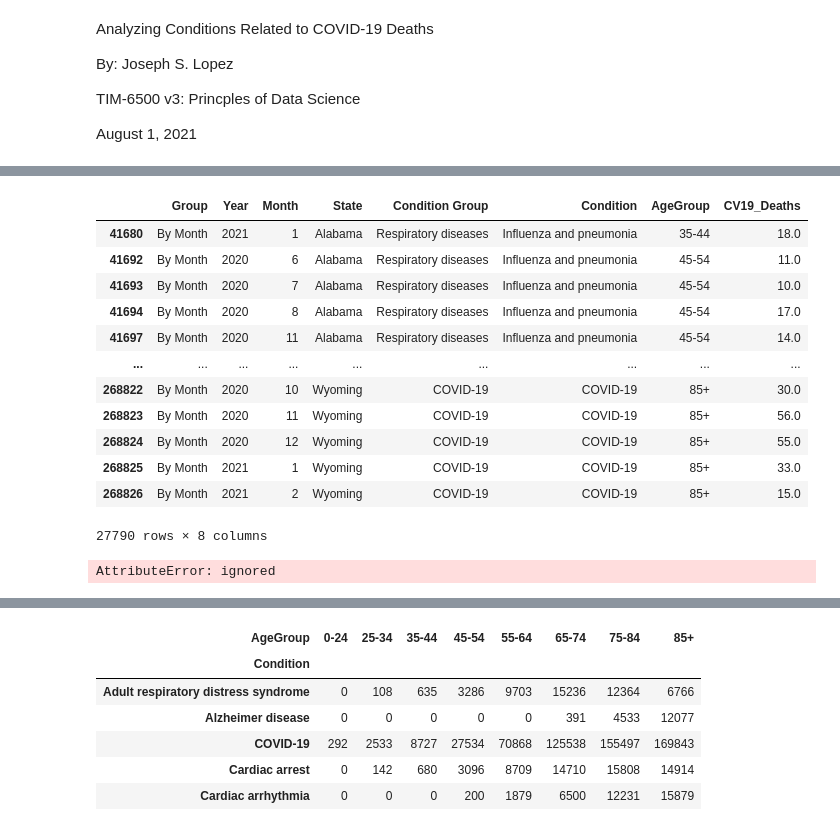
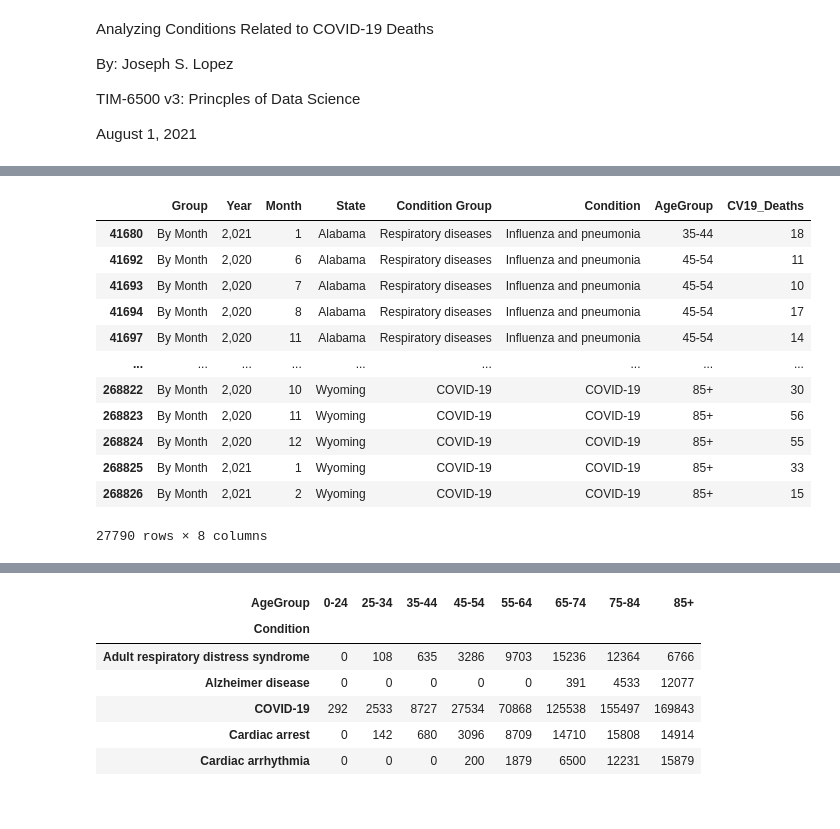
Before and after one commit to JScottLopez/github-ds, a Jupyter notebook: TIM_6500_JSLopez.ipynb, the cells around one changed output, grey strips where cells are left out. Drawn from its saved outputs; the diff is of its cells as text; code cells hidden in the pictures.

```diff
--- a/TIM_6500_JSLopez.ipynb
+++ b/TIM_6500_JSLopez.ipynb
@@ -128,42 +84,30 @@ display(df)
 # %%
+#drop non-relevant columns
+df.drop(['Data As Of', 'Start Date', 'End Date', 'Number of Mentions', 'ICD10_codes', 'Flag'], axis=1, inplace=True)
+
 #remove all non-relevant values from State column
-df1 = df[~df.State.str.contains('District of Columbia|New York City|Puerto Rico|United States', regex=True)]
+df = df[~df.State.str.contains('District of Columbia|New York City|Puerto Rico|United States', regex=True)]
 #remove all non-relevant values from AgeGroup column
-df2 = df1[~df1.AgeGroup.str.contains('Not stated|All Ages', regex=True)]
+df = df[~df.AgeGroup.str.contains('Not stated|All Ages', regex=True)]
 #remove all non-relevant values from Group column
-df3 = df2[~df2.Group.str.contains('By Year|By Total', regex=True)]
-display(df3)
+df = df[~df.Group.str.contains('By Year|By Total', regex=True)]
+
+#drop non-relevant rows
+row_index = df[df['Condition'] == 'All other conditions and causes (residual)'].index
+df.drop(row_index, inplace = True)
+
+display(df)
 # %% [output]
 |  | Group | Year | Month | State | Condition Group | Condition | AgeGroup | CV19_Deaths |
-| 41680 | By Month | 2021 | 1 | Alabama | Respiratory diseases | Influenza and pneumonia | 35-44 | 18.0 |
-| 41692 | By Month | 2020 | 6 | Alabama | Respiratory diseases | Influenza and pneumonia | 45-54 | 11.0 |
-| 41693 | By Month | 2020 | 7 | Alabama | Respiratory diseases | Influenza and pneumonia | 45-54 | 10.0 |
-| 41694 | By Month | 2020 | 8 | Alabama | Respiratory diseases | Influenza and pneumonia | 45-54 | 17.0 |
-| 41697 | By Month | 2020 | 11 | Alabama | Respiratory diseases | Influenza and pneumonia | 45-54 | 14.0 |
+| 41680 | By Month | 2,021 | 1 | Alabama | Respiratory diseases | Influenza and pneumonia | 35-44 | 18 |
+| 41692 | By Month | 2,020 | 6 | Alabama | Respiratory diseases | Influenza and pneumonia | 45-54 | 11 |
+| 41693 | By Month | 2,020 | 7 | Alabama | Respiratory diseases | Influenza and pneumonia | 45-54 | 10 |
+| 41694 | By Month | 2,020 | 8 | Alabama | Respiratory diseases | Influenza and pneumonia | 45-54 | 17 |
+| 41697 | By Month | 2,020 | 11 | Alabama | Respiratory diseases | Influenza and pneumonia | 45-54 | 14 |
 | ... | ... | ... | ... | ... | ... | ... | ... | ... |
-| 268822 | By Month | 2020 | 10 | Wyoming | COVID-19 | COVID-19 | 85+ | 30.0 |
-| 268823 | By Month | 2020 | 11 | Wyoming | COVID-19 | COVID-19 | 85+ | 56.0 |
-| 268824 | By Month | 2020 | 12 | Wyoming | COVID-19 | COVID-19 | 85+ | 55.0 |
-| 268825 | By Month | 2021 | 1 | Wyoming | COVID-19 | COVID-19 | 85+ | 33.0 |
-| 268826 | By Month | 2021 | 2 | Wyoming | COVID-19 | COVID-19 | 85+ | 15.0 |
+| 268822 | By Month | 2,020 | 10 | Wyoming | COVID-19 | COVID-19 | 85+ | 30 |
+| 268823 | By Month | 2,020 | 11 | Wyoming | COVID-19 | COVID-19 | 85+ | 56 |
+| 268824 | By Month | 2,020 | 12 | Wyoming | COVID-19 | COVID-19 | 85+ | 55 |
+| 268825 | By Month | 2,021 | 1 | Wyoming | COVID-19 | COVID-19 | 85+ | 33 |
+| 268826 | By Month | 2,021 | 2 | Wyoming | COVID-19 | COVID-19 | 85+ | 15 |
 27790 rows × 8 columns
-# %%
-import numpy as np
-
-#table = df3.pivot_table(index='Condition', columns='State', values='CV19_Deaths', aggfunc=np.sum, fill_value = 0)
-
-#df_stacked = df3.stack()
-#display(df_stacked.head(100))
-
-#multicol1 = pd.MultiIndex.from_tuples([('weight', 'kg'),
-#                                       ('weight', 'pounds')])
-#df_multi_level_cols1 = pd.DataFrame([[1, 2], [2, 4]],
-#                                    index=['cat', 'dog'],
-#                                    columns=multicol1)
-#display(df_multi_level_cols1)
-
-multicol1 = pd.df3.from_tuples(['State', 'AgeGroup'])
-df_multi_level_cols1 = pd.df3(index=['Condition'], columns=multicol1)
-display(df_multi_level_cols1)
-# %% [output]
-AttributeError: ignored
```
Also changed, not shown: parts of 11 cells of this notebook.
